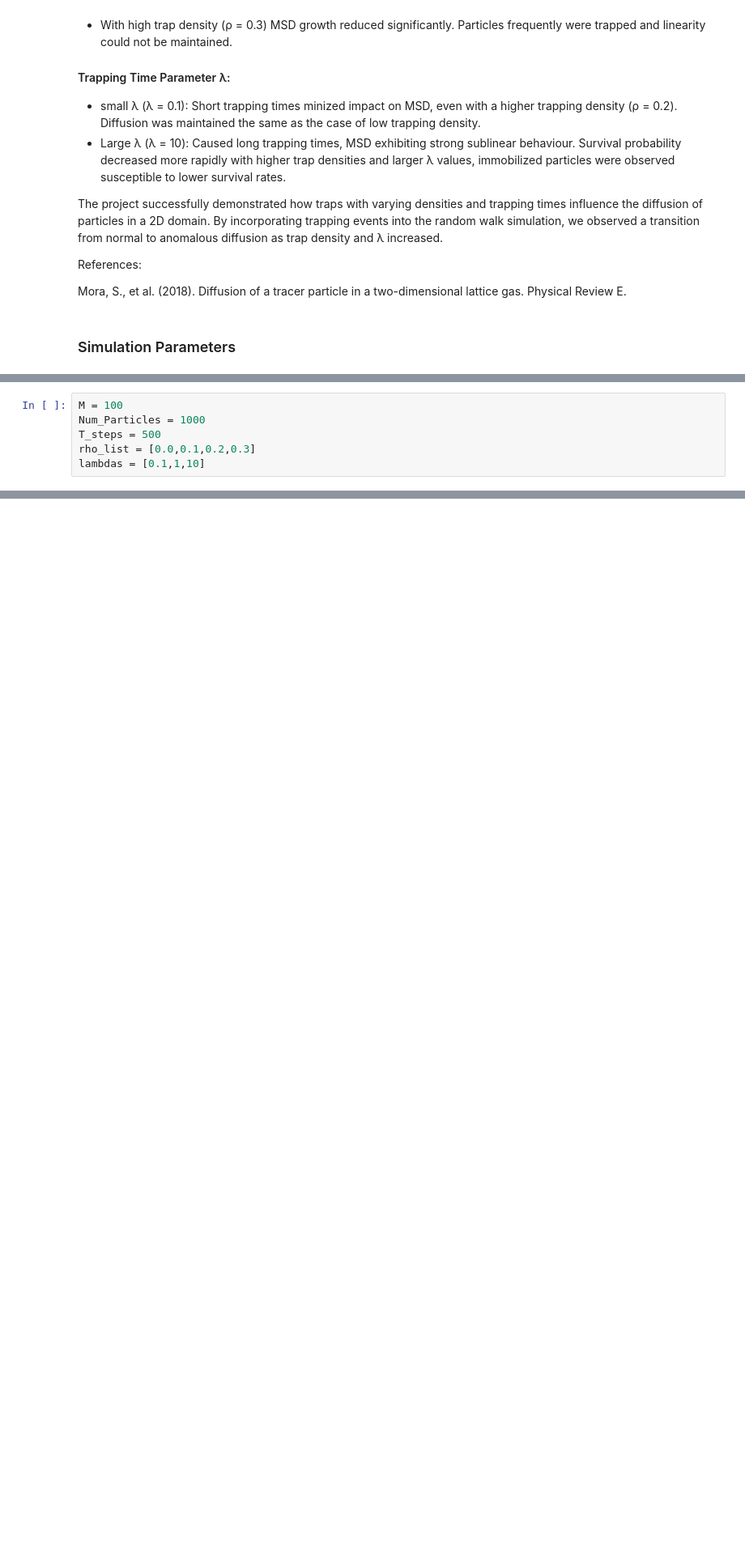
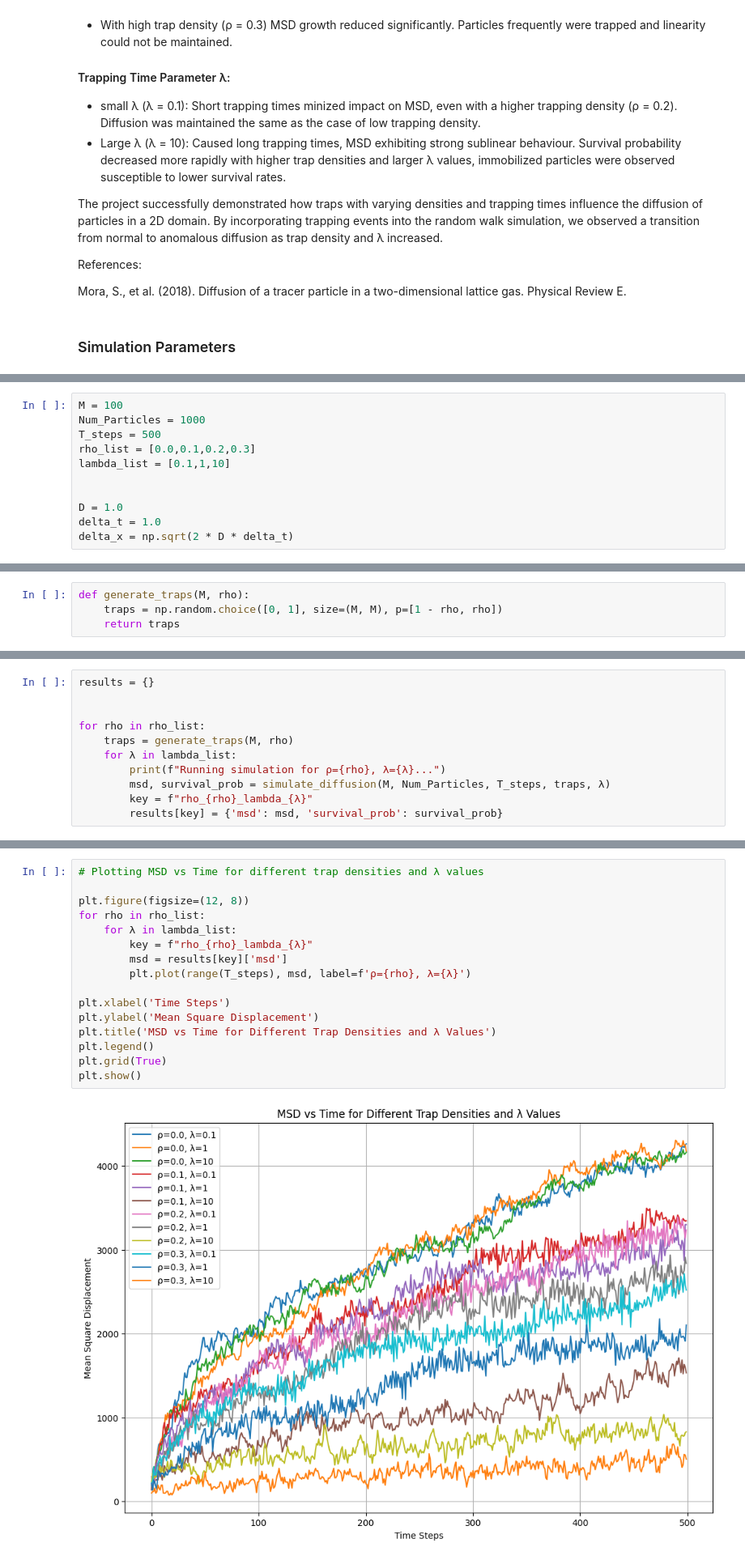
Before and after one commit to Darkosxl/diffusion-with-2D-traps, a Jupyter notebook: Diffusion_With_Traps.ipynb, the cells around one changed output, grey strips where cells are left out. Shown: that part at 81% size. Drawn from its saved outputs; the diff is of its cells as text; blank space fills up the shorter version.

Commit message:
initial Plots, generating traps, placing traps

```diff
--- a/Diffusion_With_Traps.ipynb
+++ b/Diffusion_With_Traps.ipynb
@@ -72,4 +77,9 @@ M = 100
 Num_Particles = 1000
 T_steps = 500
 rho_list = [0.0,0.1,0.2,0.3]
-lambdas = [0.1,1,10]
+lambda_list = [0.1,1,10]
+
+
+D = 1.0
+delta_t = 1.0
+delta_x = np.sqrt(2 * D * delta_t)
@@ -75,0 +88,4 @@ lambdas = [0.1,1,10]
+# %%
+def generate_traps(M, rho):
+    traps = np.random.choice([0, 1], size=(M, M), p=[1 - rho, rho])
+    return traps
@@ -75,0 +146,11 @@ lambdas = [0.1,1,10]
+# %%
+results = {}
+
+
+for rho in rho_list:
+    traps = generate_traps(M, rho)
+    for λ in lambda_list:
+        print(f"Running simulation for ρ={rho}, λ={λ}...")
+        msd, survival_prob = simulate_diffusion(M, Num_Particles, T_steps, traps, λ)
+        key = f"rho_{rho}_lambda_{λ}"
+        results[key] = {'msd': msd, 'survival_prob': survival_prob}
@@ -75,0 +172,18 @@ lambdas = [0.1,1,10]
+# %%
+# Plotting MSD vs Time for different trap densities and λ values
+
+plt.figure(figsize=(12, 8))
+for rho in rho_list:
+    for λ in lambda_list:
+        key = f"rho_{rho}_lambda_{λ}"
+        msd = results[key]['msd']
+        plt.plot(range(T_steps), msd, label=f'ρ={rho}, λ={λ}')
+
+plt.xlabel('Time Steps')
+plt.ylabel('Mean Square Displacement')
+plt.title('MSD vs Time for Different Trap Densities and λ Values')
+plt.legend()
+plt.grid(True)
+plt.show()
+# %% [output]
+[figure, added]
```
Also changed, not shown: parts of 11 cells of this notebook.
